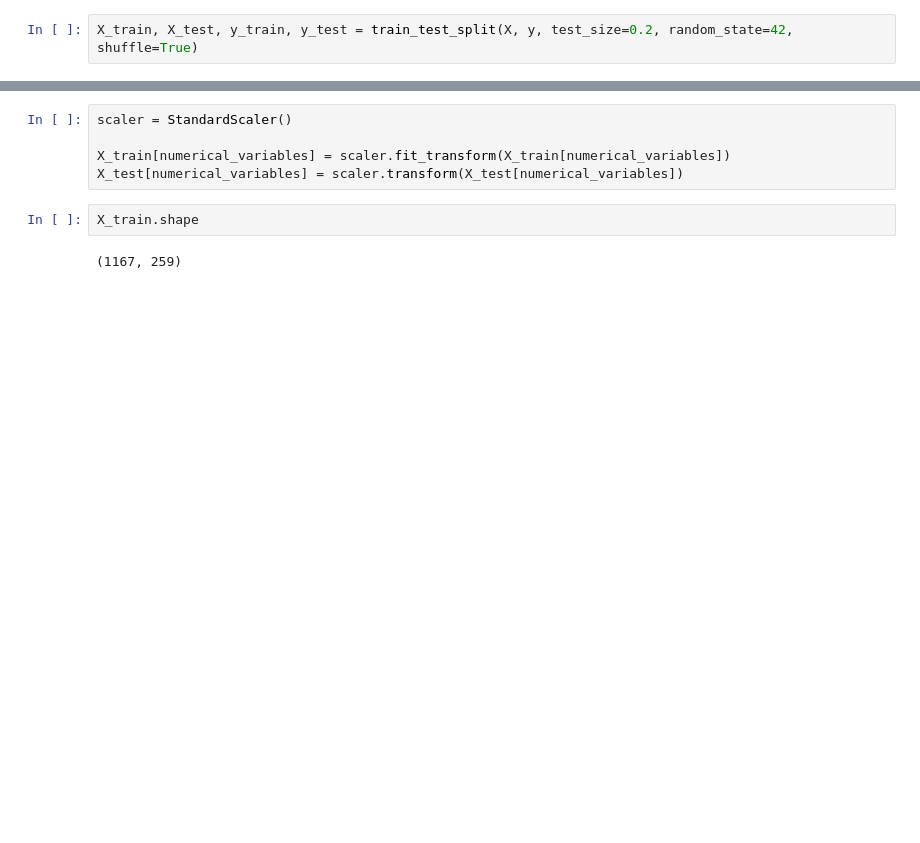
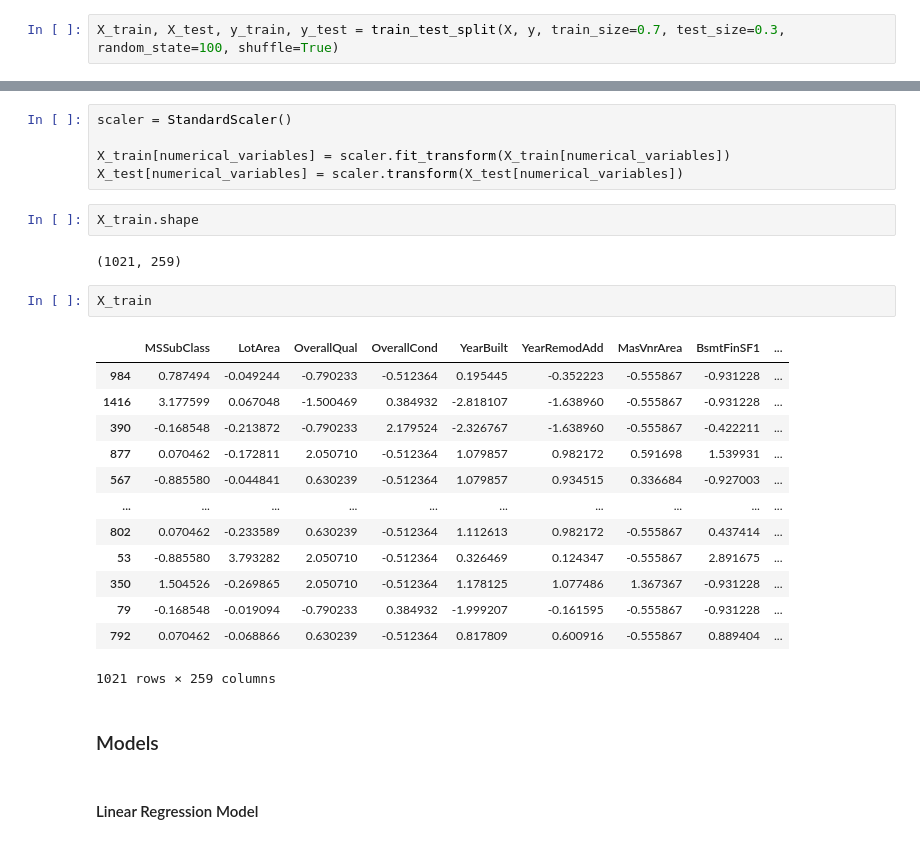
Before and after one commit to ncjanardhan-outlook/ncjpersonal, a Jupyter notebook: Advanced Regression Assignment/Advanced Regression Assignment Soln.ipynb, the cells around one changed output, grey strips where cells are left out. Saved outputs shown, nothing was run; the diff lists cells and outputs as text; blank space fills up the shorter version.

```diff
--- a/Advanced Regression Assignment/Advanced Regression Assignment Soln.ipynb
+++ b/Advanced Regression Assignment/Advanced Regression Assignment Soln.ipynb
@@ -296,4 +276,4 @@ Name: name, dtype: object
 # %%
-X_train, X_test, y_train, y_test = train_test_split(X, y, test_size=0.2, random_state=42, shuffle=True)
+X_train, X_test, y_train, y_test = train_test_split(X, y, train_size=0.7, test_size=0.3, random_state=100, shuffle=True)
 # %%
 X_train[numerical_variables].head()
@@ -305,4 +293,24 @@ X_test[numerical_variables] = scaler.transform(X_test[numerical_variables])
 # %%
 X_train.shape
 # %% [output]
-(1167, 259)
+(1021, 259)
+# %%
+X_train
+# %% [output]
+|  | MSSubClass | LotArea | OverallQual | OverallCond | YearBuilt | YearRemodAdd | MasVnrArea | BsmtFinSF1 | ... |
+| 984 | 0.787494 | -0.049244 | -0.790233 | -0.512364 | 0.195445 | -0.352223 | -0.555867 | -0.931228 | ... |
+| 1416 | 3.177599 | 0.067048 | -1.500469 | 0.384932 | -2.818107 | -1.638960 | -0.555867 | -0.931228 | ... |
+| 390 | -0.168548 | -0.213872 | -0.790233 | 2.179524 | -2.326767 | -1.638960 | -0.555867 | -0.422211 | ... |
+| 877 | 0.070462 | -0.172811 | 2.050710 | -0.512364 | 1.079857 | 0.982172 | 0.591698 | 1.539931 | ... |
+| 567 | -0.885580 | -0.044841 | 0.630239 | -0.512364 | 1.079857 | 0.934515 | 0.336684 | -0.927003 | ... |
+| ... | ... | ... | ... | ... | ... | ... | ... | ... | ... |
+| 802 | 0.070462 | -0.233589 | 0.630239 | -0.512364 | 1.112613 | 0.982172 | -0.555867 | 0.437414 | ... |
+| 53 | -0.885580 | 3.793282 | 2.050710 | -0.512364 | 0.326469 | 0.124347 | -0.555867 | 2.891675 | ... |
+| 350 | 1.504526 | -0.269865 | 2.050710 | -0.512364 | 1.178125 | 1.077486 | 1.367367 | -0.931228 | ... |
+| 79 | -0.168548 | -0.019094 | -0.790233 | 0.384932 | -1.999207 | -0.161595 | -0.555867 | -0.931228 | ... |
+| 792 | 0.070462 | -0.068866 | 0.630239 | -0.512364 | 0.817809 | 0.600916 | -0.555867 | 0.889404 | ... |
+1021 rows × 259 columns
+# %% [markdown]
+### Models
+# %% [markdown]
+#### Linear Regression Model
```
Also changed, not shown: parts of 4 cells of this notebook.
